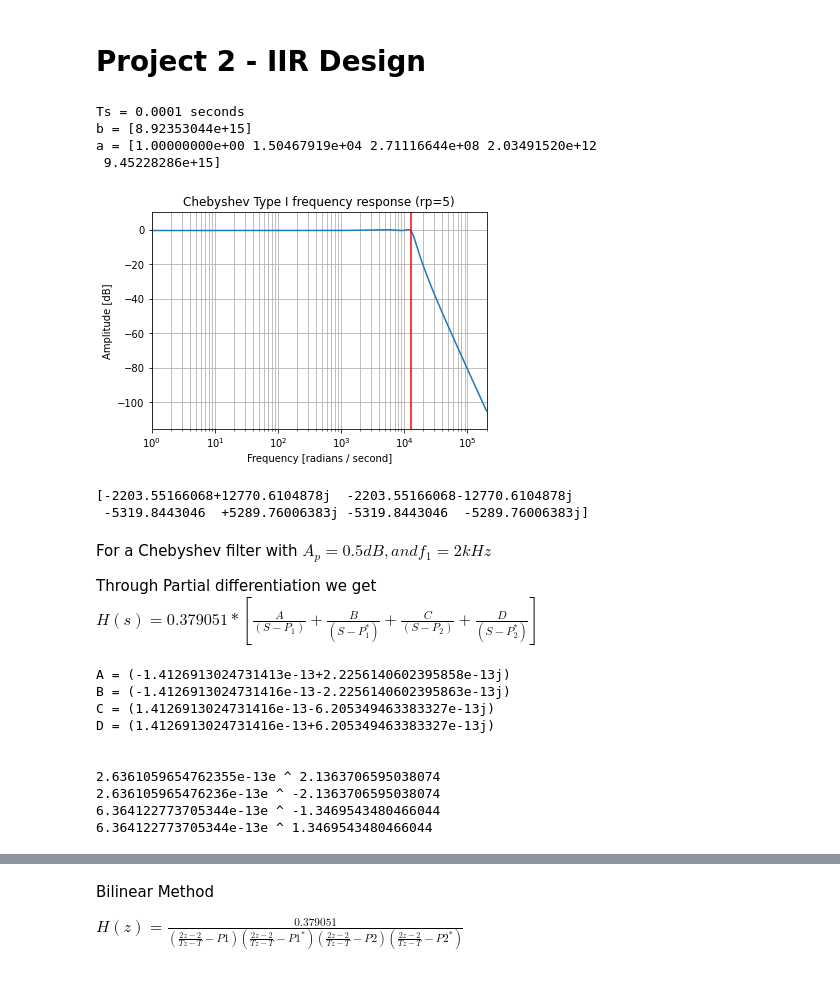
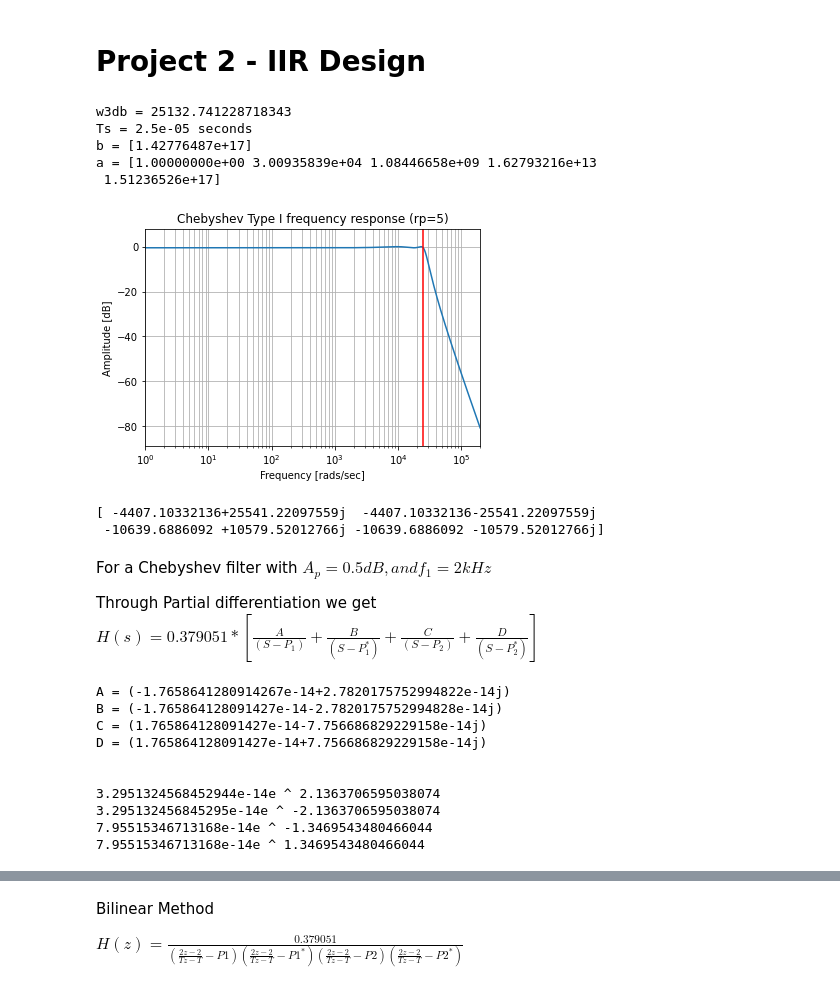
Before and after one commit to nico7/DSP-Projects, a Jupyter notebook: IIR Design - Project 2.ipynb, the cells around one changed output, grey strips where cells are left out. Cells and saved outputs as stored; diff of their text form; code cells hidden in the pictures.

```diff
--- a/IIR Design - Project 2.ipynb
+++ b/IIR Design - Project 2.ipynb
@@ -7,54 +7,55 @@ import matplotlib.pyplot as plt
 
 import numpy as np
 # %%
-f1 = 2_000
+f1 = 4_000
 w1 = 2 * np.pi * f1
-
-fs = 10_000
+print(f'w3db = {w1}')
+fs = 40_000
 ws = 2 * np.pi * fs
 
 Ts = 1/fs
 print(f'Ts = {Ts} seconds')
 
 N = 200_000
 
 b, a = signal.cheby1(4, 0.5, w1, 'low', analog=True)
 
 print(f'b = {b}')
 print(f'a = {a}')
 freqs = np.linspace(0, N, N+1)
 w, h = signal.freqs(b, a, freqs)
 
 #plt.plot(w,  abs(h))
 plt.semilogx(w,  20 * np.log10(abs(h)))
 
 plt.title('Chebyshev Type I frequency response (rp=5)')
 
-plt.xlabel('Frequency [radians / second]')
+plt.xlabel('Frequency [rads/sec]')
 
 plt.ylabel('Amplitude [dB]')
 
 plt.margins(0, 0.1)
 
 plt.grid(which='both', axis='both')
 
 plt.axvline(w1, color='red') # cutoff frequency
 
 #plt.axhline(-5, color='green') # rp
 
 plt.show()
 # %% [output]
-Ts = 0.0001 seconds
-b = [8.92353044e+15]
-a = [1.00000000e+00 1.50467919e+04 2.71116644e+08 2.03491520e+12
- 9.45228286e+15]
+w3db = 25132.741228718343
+Ts = 2.5e-05 seconds
+b = [1.42776487e+17]
+a = [1.00000000e+00 3.00935839e+04 1.08446658e+09 1.62793216e+13
+ 1.51236526e+17]
-[figure, old version]
+[figure, new version]
 # %%
 poles = np.roots(a)
 print(poles)
 # %% [output]
-[-2203.55166068+12770.6104878j  -2203.55166068-12770.6104878j
- -5319.8443046  +5289.76006383j -5319.8443046  -5289.76006383j]
+[ -4407.10332136+25541.22097559j  -4407.10332136-25541.22097559j
+ -10639.6886092 +10579.52012766j -10639.6886092 -10579.52012766j]
 # %% [markdown]
 For a Chebyshev filter with
 $ A_p = 0.5dB, and f_1 = 2kHz $
@@ -104,16 +105,16 @@ print(f'{bmag}e ^ {bdeg}')
 print(f'{cmag}e ^ {cdeg}')
 print(f'{dmag}e ^ {ddeg}')
 # %% [output]
-A = (-1.4126913024731413e-13+2.2256140602395858e-13j)
-B = (-1.4126913024731416e-13-2.2256140602395863e-13j)
-C = (1.4126913024731416e-13-6.205349463383327e-13j)
-D = (1.4126913024731416e-13+6.205349463383327e-13j)
+A = (-1.7658641280914267e-14+2.7820175752994822e-14j)
+B = (-1.765864128091427e-14-2.7820175752994828e-14j)
+C = (1.765864128091427e-14-7.756686829229158e-14j)
+D = (1.765864128091427e-14+7.756686829229158e-14j)
 
 
-2.6361059654762355e-13e ^ 2.1363706595038074
-2.636105965476236e-13e ^ -2.1363706595038074
-6.364122773705344e-13e ^ -1.3469543480466044
-6.364122773705344e-13e ^ 1.3469543480466044
+3.2951324568452944e-14e ^ 2.1363706595038074
+3.295132456845295e-14e ^ -2.1363706595038074
+7.95515346713168e-14e ^ -1.3469543480466044
+7.95515346713168e-14e ^ 1.3469543480466044
 # %% [markdown]
 $H_A(t) = 0.379051 * \left[ |A|e^{<A}e^{-P_1t}u(t) + |B|e^{<B}e^{-P_2t}u(t) + |C|e^{<C}e^{-P_3t}u(t) + |D|e^{<D}e^{-P_4t}u(t) \right] $
 $H_D(t) = 0.379051 * \left[ |A|e^{<A}e^{-P_1nt}u(nt) + |B|e^{<B}e^{-P_2nt}u(nt) + |C|e^{<C}e^{-P_3nt}u(nt) + |D|e^{<D}e^{-P_4nt}u(nt) \right] $
```
Also changed, not shown: parts of 9 cells of this notebook.
